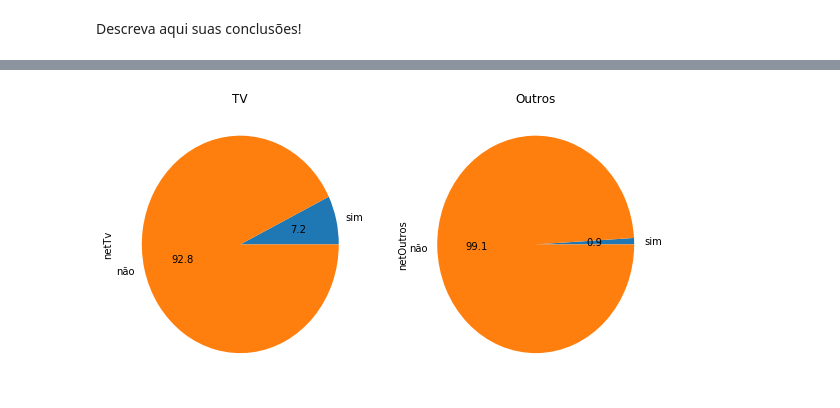
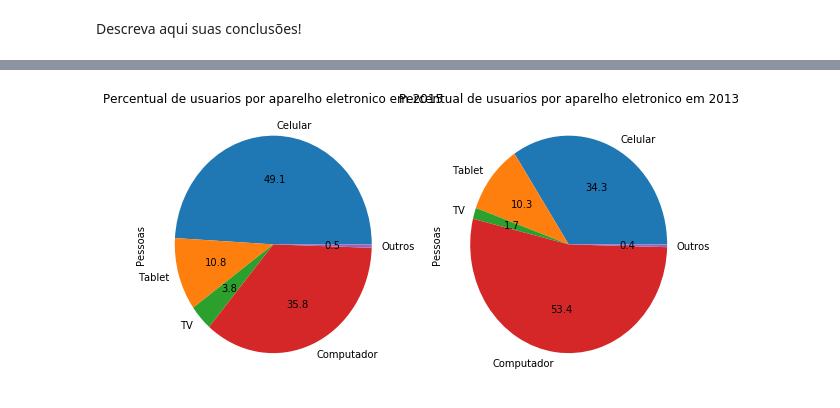
Before and after one commit to LucasVaz97/Ciencia-dos-Dados, a Jupyter notebook: entrega2.ipynb, the cells around one changed output, grey strips where cells are left out. Drawn from its saved outputs; the diff is of its cells as text; code cells hidden in the pictures.

```diff
--- a/entrega2.ipynb
+++ b/entrega2.ipynb
@@ -34,6 +34,8 @@ C:\Users\Lucas Tarraf Vaz\Desktop\Ciencia-dos-Dados
 #pd.read_csv('DOM2015.csv',sep=',')
 dados=pd.read_csv("DOM2015.csv")
 dados2=pd.read_csv("DOM2013.csv")
+dados2015=pd.read_excel("dados2015.xlsx")
+dados2013=pd.read_excel("dados2013.xlsx")
 #Se usar o arquivo compactado como está no dropbox púbico
 #pd.read_csv('DOM2015csv.zip', compression='zip', header=0, sep=',', quotechar='"'
 # %%
@@ -203,14 +225,9 @@ Name: netOutros, dtype: int64
 # %%
 fig = plt.figure(figsize=(15, 5))
-
 plt.subplot(131)
-
-plot = ut4.plot(kind='pie',title='TV',autopct='%.1f')
-
-
+dados2015.Pessoas.plot(kind='pie',title='Percentual de usuarios por aparelho eletronico em 2015',autopct='%.1f')
 plt.subplot(132)
-plot = ut5.plot(kind='pie',title='Outros',autopct='%.1f')
-
+dados2013.Pessoas.plot(kind='pie',title='Percentual de usuarios por aparelho eletronico em 2013',autopct='%.1f')
 plt.show()
 # %% [output]
-[figure, old version]
+[figure, new version]
```
Also changed, not shown: parts of 7 cells of this notebook.
